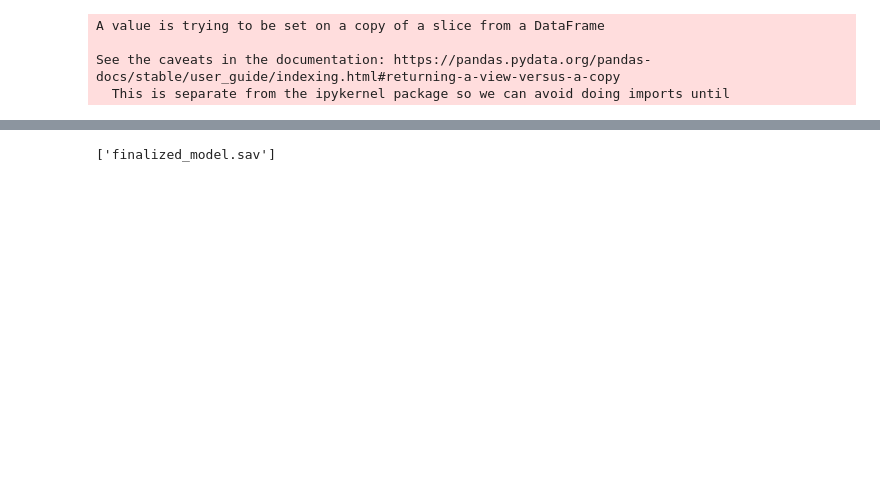
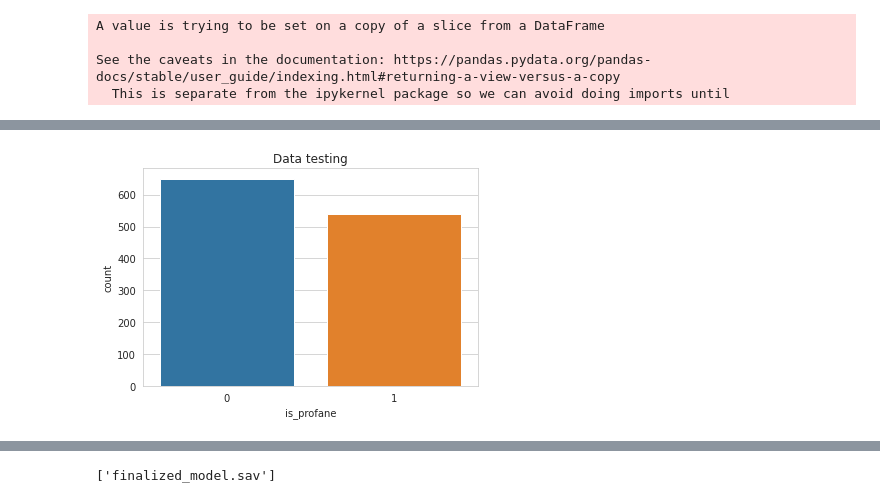
Before and after one commit to ducvuuit/CS114.K21.KHTN, a Jupyter notebook: FinalProjectML/final.ipynb, the cells around one changed output, grey strips where cells are left out. Cells and saved outputs as stored; diff of their text form; code cells hidden in the pictures; blank space fills up the shorter version.

```diff
--- a/FinalProjectML/final.ipynb
+++ b/FinalProjectML/final.ipynb
@@ -214 +177,8 @@ weighted avg       0.84      0.84      0.84      2458
+# %%
+%matplotlib inline
+sns.set_style("whitegrid")
+sns.countplot(testY).set_title('Data testing')
+plt.show()
+# %% [output]
+[figure, added]
 # %%
```
Also changed, not shown: parts of 28 cells of this notebook.
